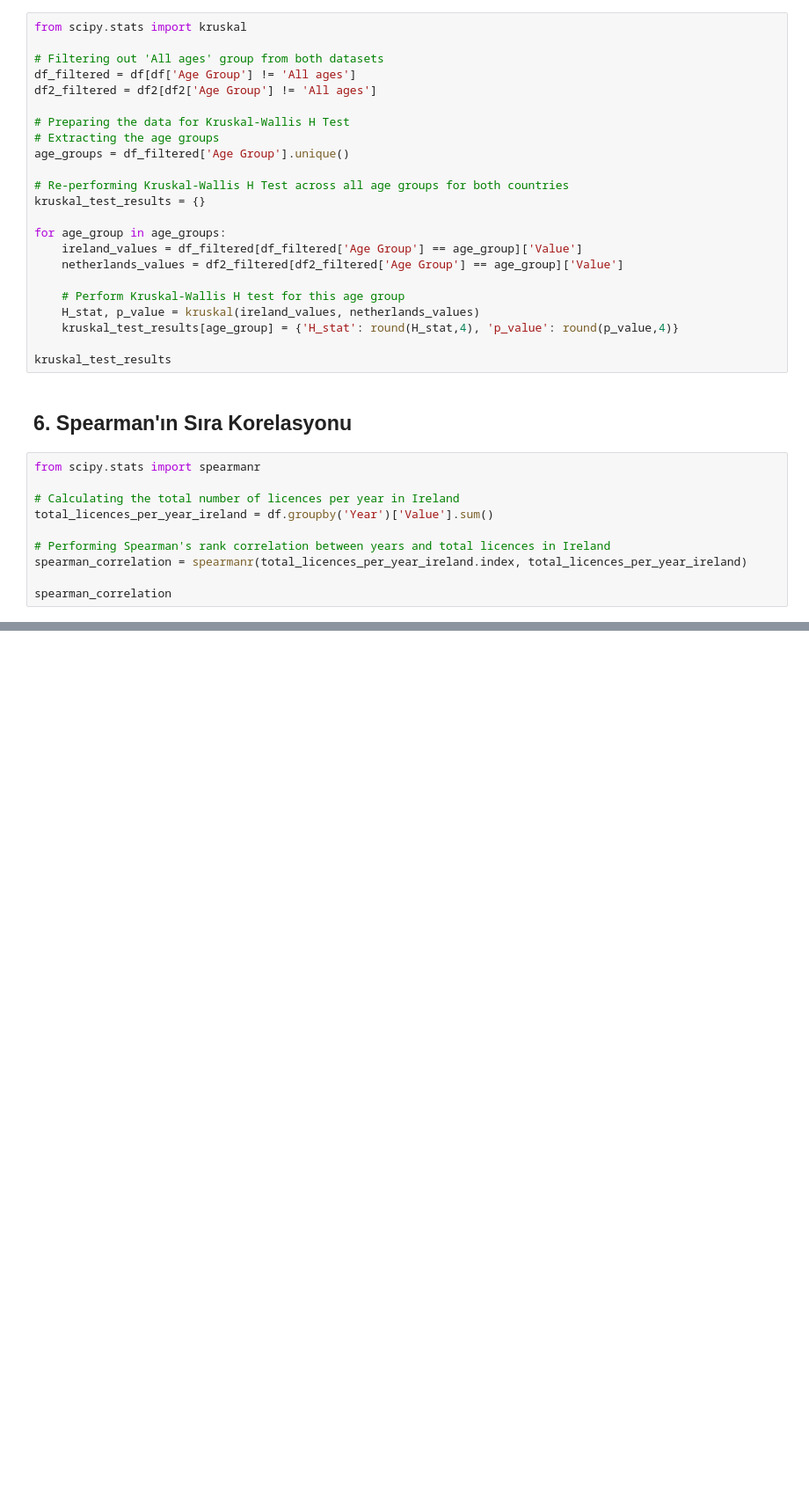
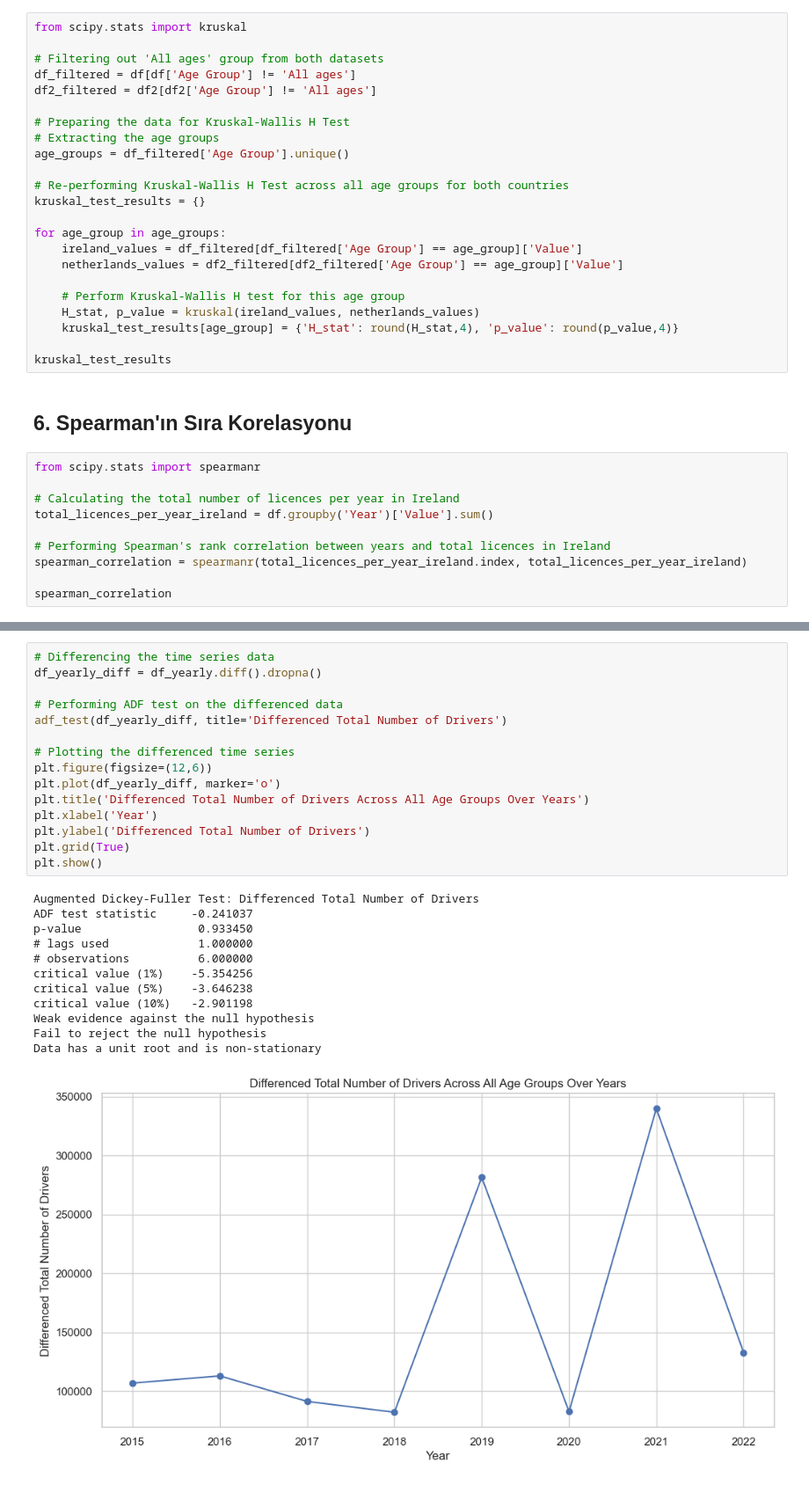
Before and after one commit to TunahanINCE/Current-Driving-Licences, a Jupyter notebook: Current_Driving_Licences.ipynb, the cells around one changed output, grey strips where cells are left out. Shown at 88% size. Saved outputs shown, nothing was run; the diff lists cells and outputs as text; blank space fills up the shorter version.

```diff
--- a/Current_Driving_Licences.ipynb
+++ b/Current_Driving_Licences.ipynb
@@ -1379,0 +1454,28 @@ spearman_correlation
+# %%
+# Differencing the time series data
+df_yearly_diff = df_yearly.diff().dropna()
+
+# Performing ADF test on the differenced data
+adf_test(df_yearly_diff, title='Differenced Total Number of Drivers')
+
+# Plotting the differenced time series
+plt.figure(figsize=(12,6))
+plt.plot(df_yearly_diff, marker='o')
+plt.title('Differenced Total Number of Drivers Across All Age Groups Over Years')
+plt.xlabel('Year')
+plt.ylabel('Differenced Total Number of Drivers')
+plt.grid(True)
+plt.show()
+# %% [output]
+Augmented Dickey-Fuller Test: Differenced Total Number of Drivers
+ADF test statistic     -0.241037
+p-value                 0.933450
+# lags used             1.000000
+# observations          6.000000
+critical value (1%)    -5.354256
+critical value (5%)    -3.646238
+critical value (10%)   -2.901198
+Weak evidence against the null hypothesis
+Fail to reject the null hypothesis
+Data has a unit root and is non-stationary
+[figure, added]
```
Also changed, not shown: parts of 10 cells of this notebook.
